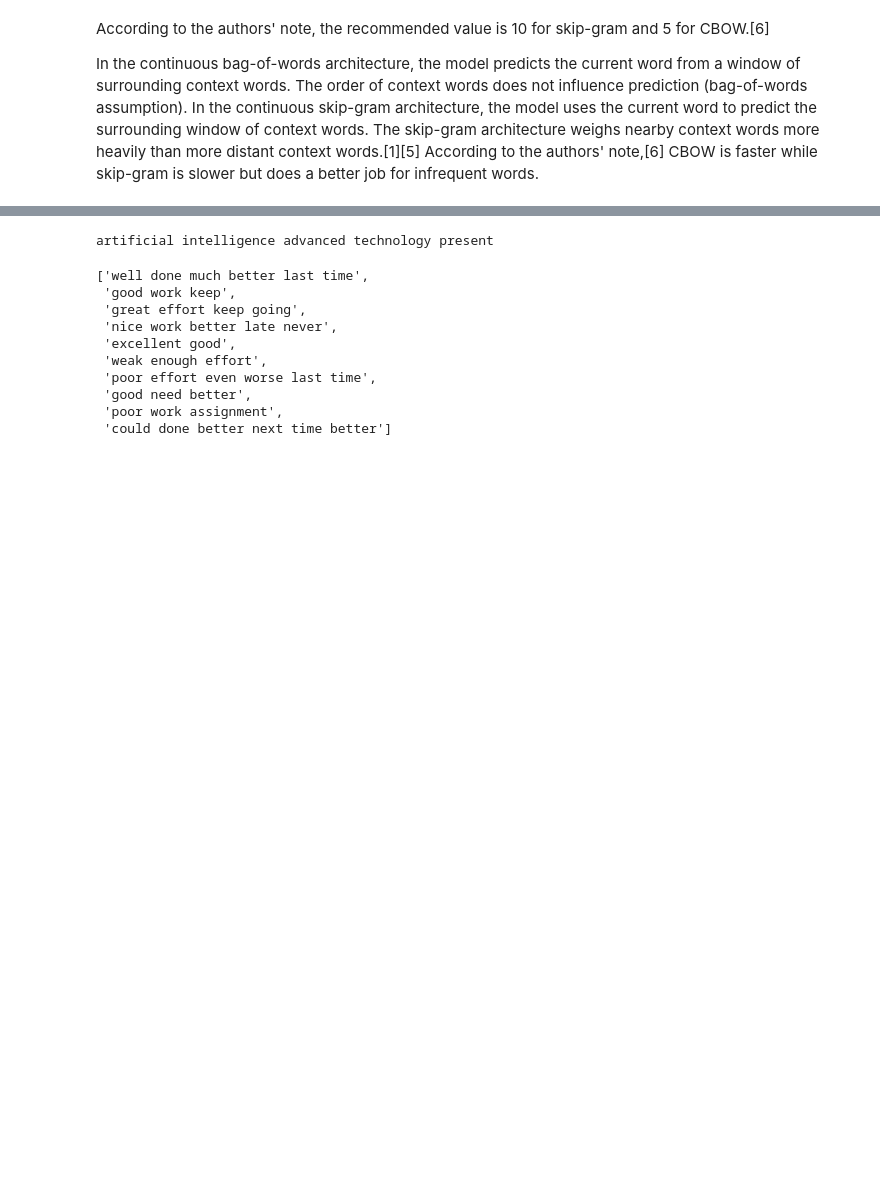
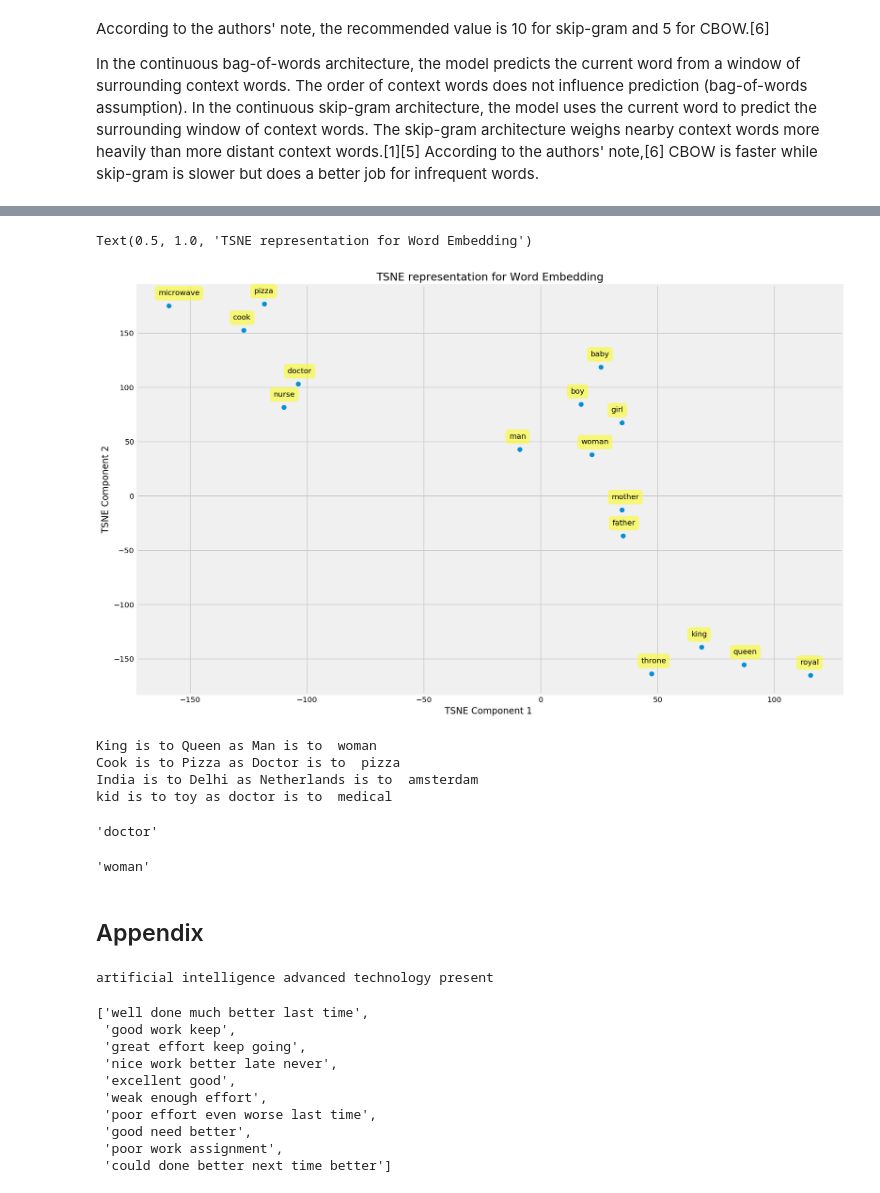
Before and after one commit to MaartenKool/CookBooks, a Jupyter notebook: EmbeddingsExample.ipynb, the cells around one changed output, grey strips where cells are left out. Cells and saved outputs as stored; diff of their text form; code cells hidden in the pictures; blank space fills up the shorter version.

```diff
--- a/EmbeddingsExample.ipynb
+++ b/EmbeddingsExample.ipynb
@@ -1181,0 +1071,17 @@ array([[143, 608, 200, 123, 186, 325, 463, 348, 770, 659],
+# %%
+plt.scatter(tsne_results[:,0],tsne_results[:,1],cmap=plt.get_cmap('Spectral'))
+for label,x,y in zip(random_words,tsne_results[:,0],tsne_results[:,1]):
+    plt.annotate(
+        label,
+        xy=(x,y),
+        xytext=(-14, 14),
+        textcoords='offset points',
+        bbox=dict(boxstyle='round,pad=0.5', fc='yellow', alpha=0.5),
+        arrowprops=dict(arrowstyle = '->', connectionstyle='arc3,rad=0')
+    )
+plt.xlabel('TSNE Component 1 ')
+plt.ylabel('TSNE Component 2')
+plt.title('TSNE representation for Word Embedding')
+# %% [output]
+Text(0.5, 1.0, 'TSNE representation for Word Embedding')
+[figure, added]
@@ -1182,3 +1105,23 @@ array([[143, 608, 200, 123, 186, 325, 463, 348, 770, 659],
+# %%
+print("King is to Queen as Man is to ",find_w4('king','queen','man',w2v))
+print("Cook is to Pizza as Doctor is to ",find_w4('cook','pizza','doctor',w2v))
+print("India is to Delhi as Netherlands is to ",find_w4('india','delhi','netherlands',w2v))
+print("kid is to toy as doctor is to ",find_w4('kid','toy','doctor',w2v))
+# %% [output]
+King is to Queen as Man is to  woman
+Cook is to Pizza as Doctor is to  pizza
+India is to Delhi as Netherlands is to  amsterdam
+kid is to toy as doctor is to  medical
+# %%
+find_w4('man','doctor','woman',w2v)
+# %% [output]
+'doctor'
+# %%
+find_w4('doctor','man','nurse',w2v)
+# %% [output]
+'woman'
+# %% [markdown]
+## Appendix
 # %%
 import re
 from nltk.stem import WordNetLemmatizer
```
Also changed, not shown: parts of 101 cells of this notebook.
